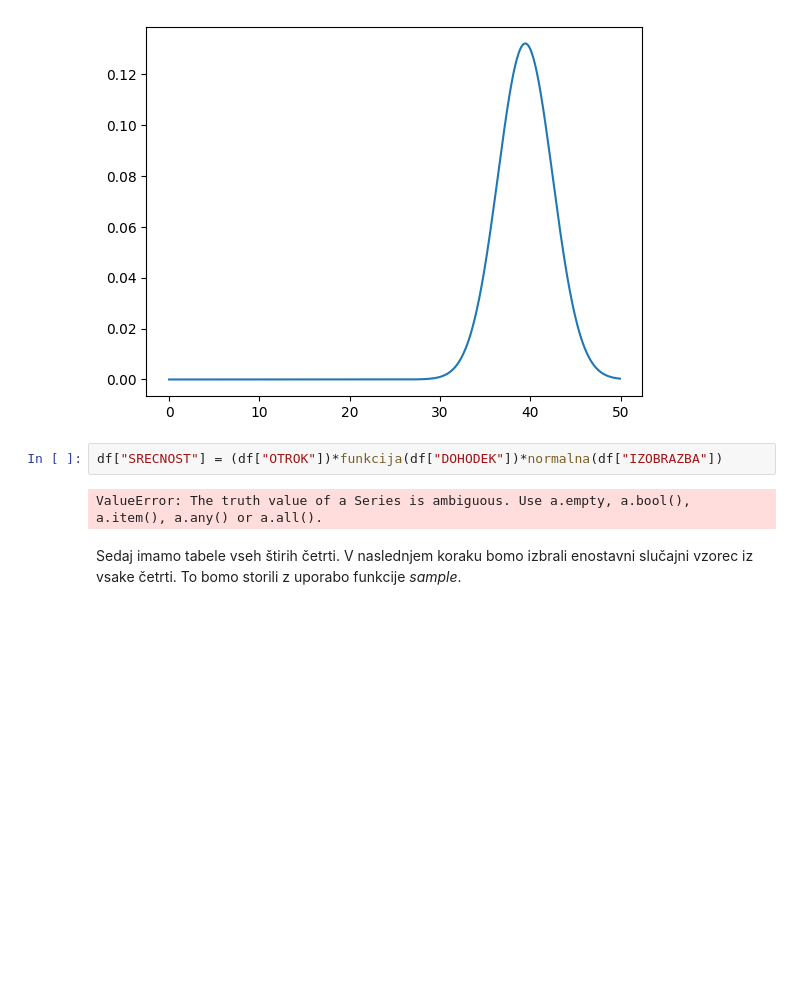
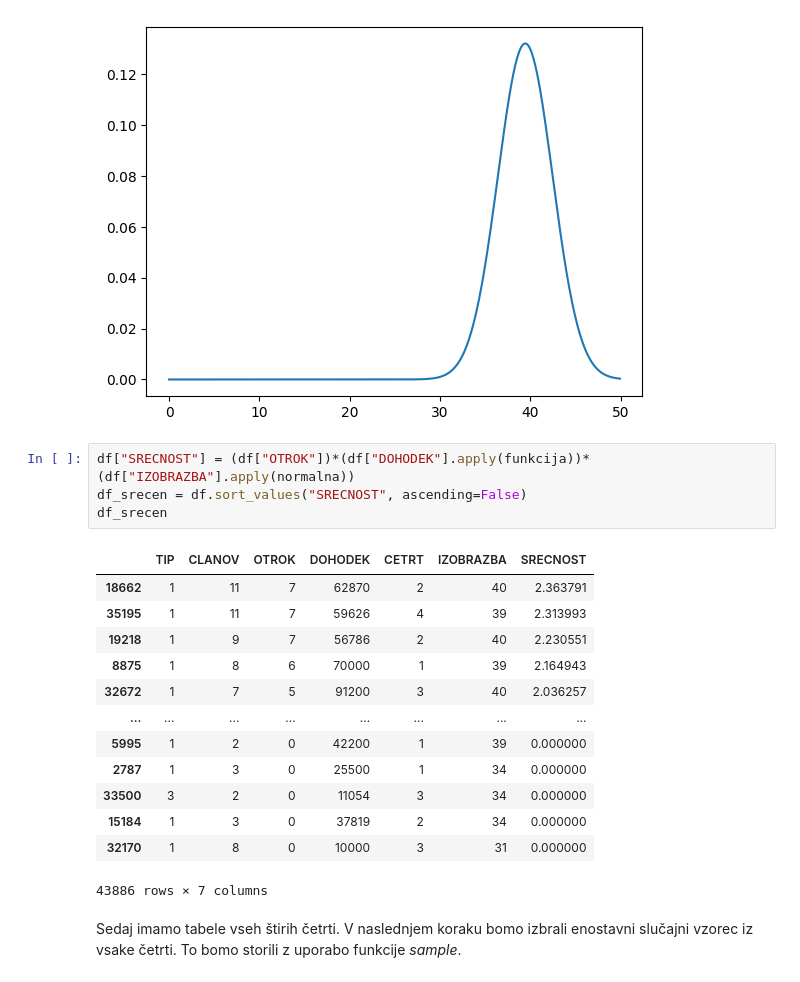
Before and after one commit to MartinZust123/Analysis-of-data-about-Kibergrad, a Jupyter notebook: Priloge/Kibergrad.ipynb, the cells around one changed output. Drawn from its saved outputs; the diff is of its cells as text; blank space fills up the shorter version.

```diff
--- a/Priloge/Kibergrad.ipynb
+++ b/Priloge/Kibergrad.ipynb
@@ -342,9 +335,23 @@ plt.show()
 # %% [output]
 [figure]
 # %%
-df["SRECNOST"] = (df["OTROK"])*funkcija(df["DOHODEK"])*normalna(df["IZOBRAZBA"])
+df["SRECNOST"] = (df["OTROK"])*(df["DOHODEK"].apply(funkcija))*(df["IZOBRAZBA"].apply(normalna))
+df_srecen = df.sort_values("SRECNOST", ascending=False)
+df_srecen
 # %% [output]
+|  | TIP | CLANOV | OTROK | DOHODEK | CETRT | IZOBRAZBA | SRECNOST |
+| 18662 | 1 | 11 | 7 | 62870 | 2 | 40 | 2.363791 |
+| 35195 | 1 | 11 | 7 | 59626 | 4 | 39 | 2.313993 |
+| 19218 | 1 | 9 | 7 | 56786 | 2 | 40 | 2.230551 |
+| 8875 | 1 | 8 | 6 | 70000 | 1 | 39 | 2.164943 |
+| 32672 | 1 | 7 | 5 | 91200 | 3 | 40 | 2.036257 |
+| ... | ... | ... | ... | ... | ... | ... | ... |
+| 5995 | 1 | 2 | 0 | 42200 | 1 | 39 | 0.000000 |
+| 2787 | 1 | 3 | 0 | 25500 | 1 | 34 | 0.000000 |
+| 33500 | 3 | 2 | 0 | 11054 | 3 | 34 | 0.000000 |
+| 15184 | 1 | 3 | 0 | 37819 | 2 | 34 | 0.000000 |
+| 32170 | 1 | 8 | 0 | 10000 | 3 | 31 | 0.000000 |
-ValueError: The truth value of a Series is ambiguous. Use a.empty, a.bool(), a.item(), a.any() or a.all().
+43886 rows × 7 columns
 # %% [markdown]
 Sedaj imamo tabele vseh štirih četrti. V naslednjem koraku bomo izbrali enostavni slučajni vzorec iz vsake četrti. To bomo storili z uporabo funkcije *sample*.
 # %%
```
Also changed, not shown: parts of 3 cells of this notebook.
